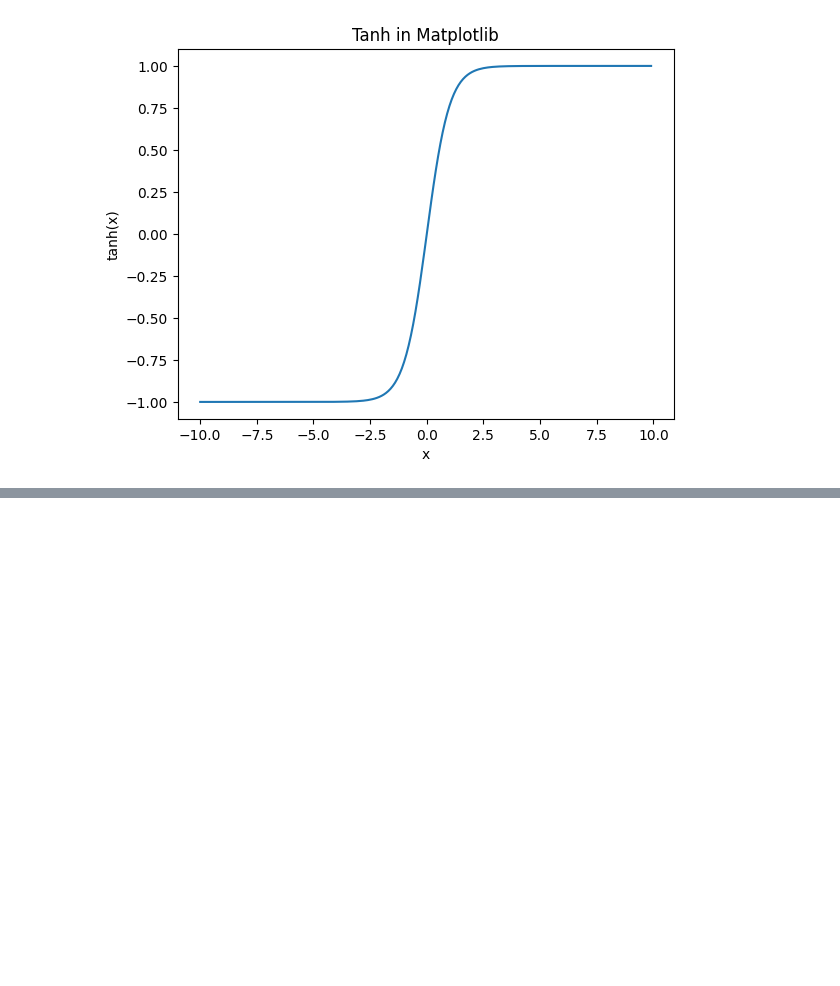
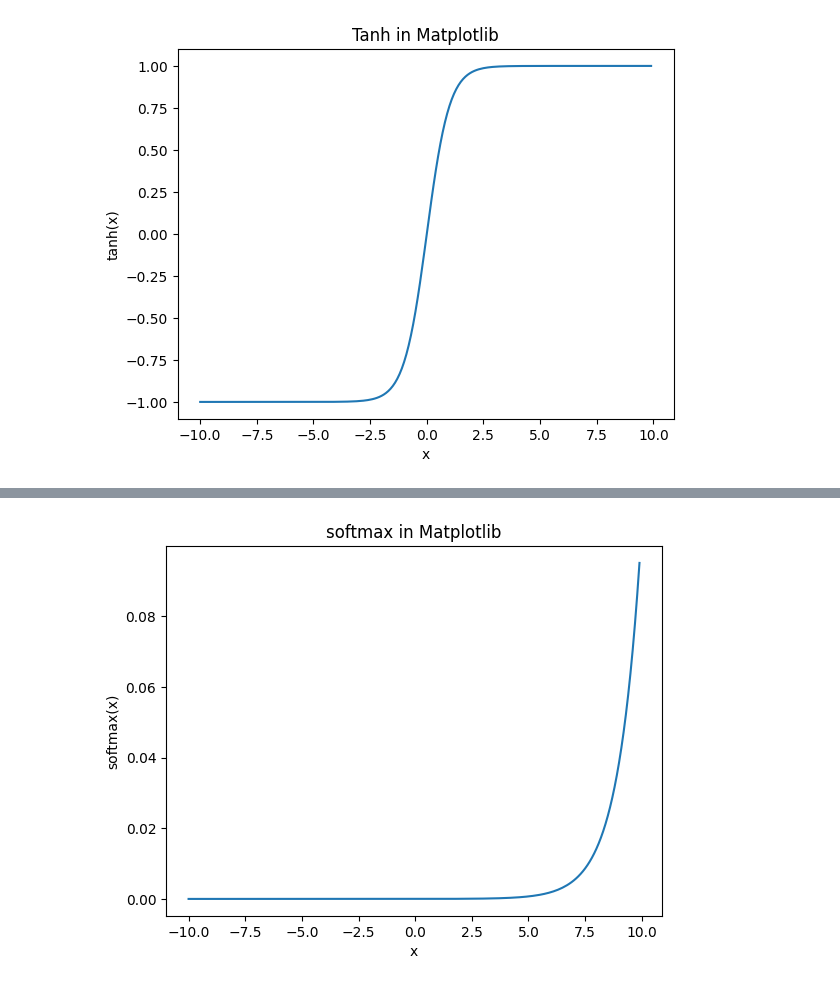
Before and after one commit to tusharj4/NNLearn, a Jupyter notebook: ActivationFunctions.ipynb, the cells around one changed output, grey strips where cells are left out. Cells and saved outputs as stored; diff of their text form; code cells hidden in the pictures; blank space fills up the shorter version.

```diff
--- a/ActivationFunctions.ipynb
+++ b/ActivationFunctions.ipynb
@@ -97,0 +143,13 @@ plt.show()
+# %%
+def softmax(x):
+  return np.exp(x) / np.sum(np.exp(x), axis=0)
+# %%
+values = np.arange(-10, 10, 0.1)
+y=softmax(values)
+plt.plot(values, y)
+plt.xlabel('x')
+plt.ylabel('softmax(x)')
+plt.title('softmax in Matplotlib')
+plt.show()
+# %% [output]
+[figure, added]
```
Also changed, not shown: parts of 10 cells of this notebook.
